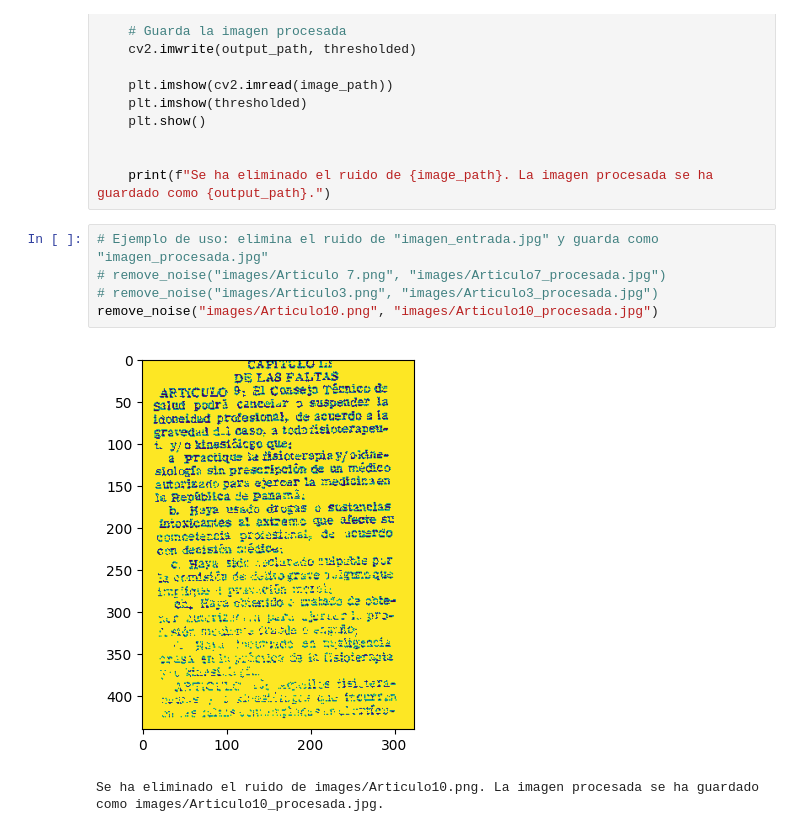
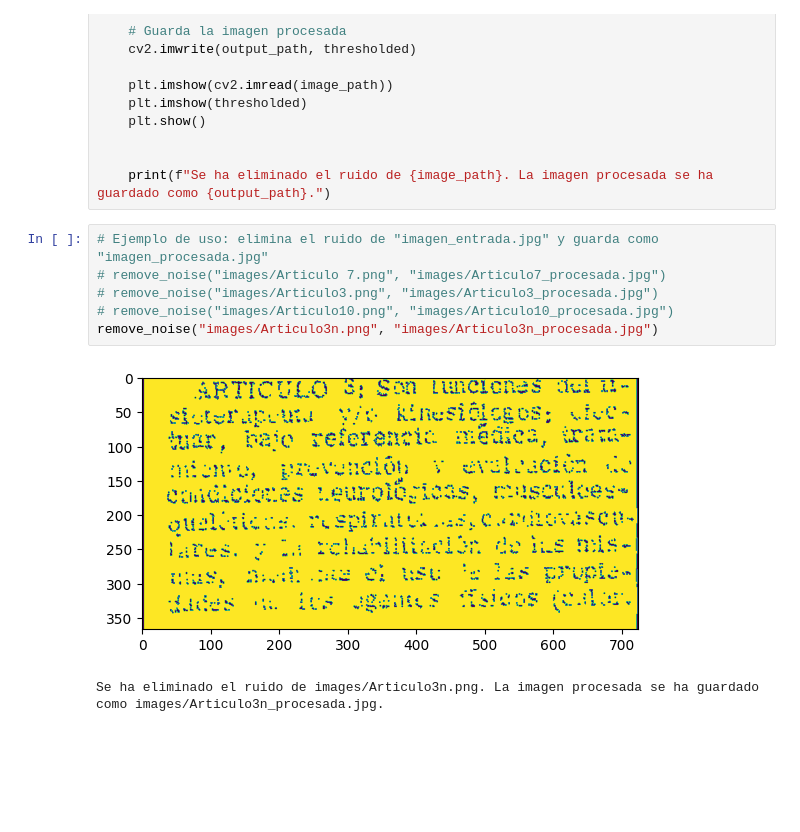
Before and after one commit to danielrawlins21/Artificial_Vision, a Jupyter notebook: Projects/modelo.ipynb, the cells around one changed output. Saved outputs shown, nothing was run; the diff lists cells and outputs as text; blank space fills up the shorter version.

Commit message:
Nuevas imagenes

```diff
--- a/Projects/modelo.ipynb
+++ b/Projects/modelo.ipynb
@@ -31,8 +31,9 @@ def remove_noise(image_path, output_path):
 # %%
 # Ejemplo de uso: elimina el ruido de "imagen_entrada.jpg" y guarda como "imagen_procesada.jpg"
 # remove_noise("images/Articulo 7.png", "images/Articulo7_procesada.jpg")
 # remove_noise("images/Articulo3.png", "images/Articulo3_procesada.jpg")
-remove_noise("images/Articulo10.png", "images/Articulo10_procesada.jpg")
+# remove_noise("images/Articulo10.png", "images/Articulo10_procesada.jpg")
+remove_noise("images/Articulo3n.png", "images/Articulo3n_procesada.jpg")
 # %% [output]
-[figure, old version]
+[figure, new version]
-Se ha eliminado el ruido de images/Articulo10.png. La imagen procesada se ha guardado como images/Articulo10_procesada.jpg.
+Se ha eliminado el ruido de images/Articulo3n.png. La imagen procesada se ha guardado como images/Articulo3n_procesada.jpg.
```
Also changed, not shown: 2 other files.
